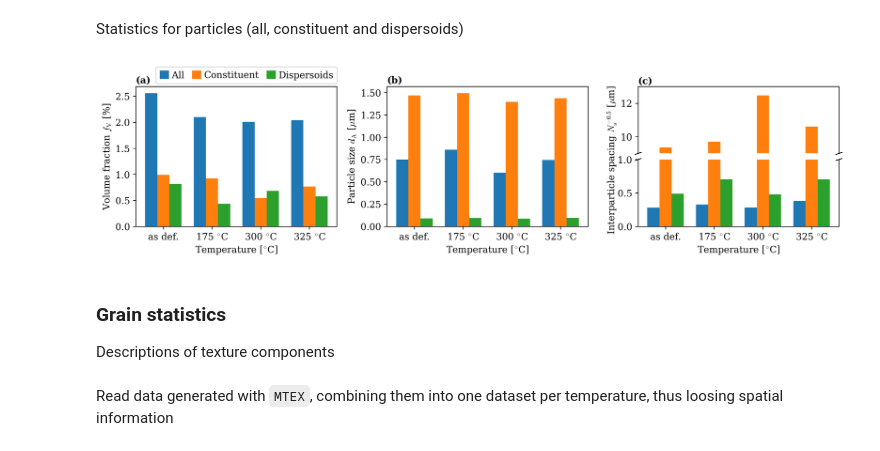
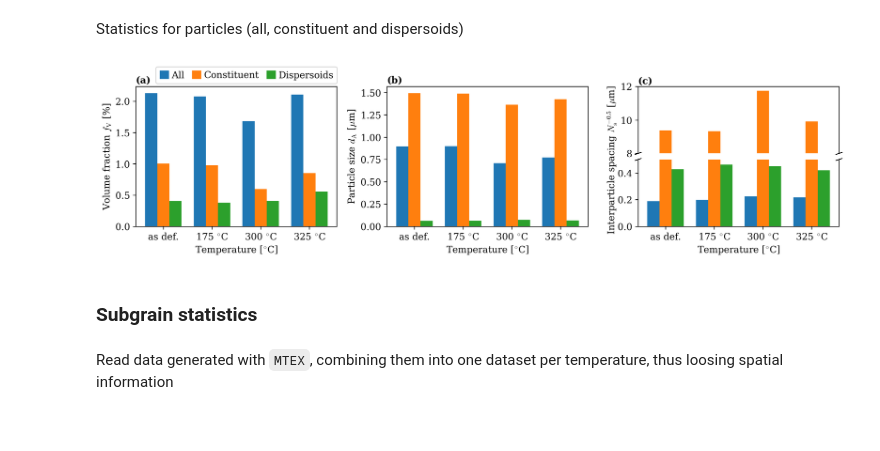
Before and after one commit to hakonanes/p-texture-al-mn-alloys, a Jupyter notebook: notebooks/generate_figures_for_paper.ipynb, the cells around one changed output. Cells and saved outputs as stored; diff of their text form; code cells hidden in the pictures.

Commit message:
Cont. figures, explain particle detection
Signed-off-by: Håkon Wiik Ånes <hwaanes@gmail.com>

```diff
--- a/notebooks/generate_figures_for_paper.ipynb
+++ b/notebooks/generate_figures_for_paper.ipynb
@@ -561,7 +573,7 @@ for i, sample in enumerate(identifier):
     particle_area = []
     for j in range(3):
         labels = np.load(os.path.join(
-            dir_data, f"prover/{sample}/{j + 1}/partdet/bse_full_labels_filled_filtered.npy"
+            dir_data, f"prover/{sample}/{j + 1}/partdet/bse_labels_filled_filtered.npy"
         ))
 
         regions = MapRegions(labels, **regions_kw)
@@ -776,37 +788,35 @@ ax3.bar(x, particle_stats.nn_distance_grid_c, bar_width, label="Constituent")
 ax3.bar(x + bar_width, particle_stats.nn_distance_grid_d, bar_width, label="Dispersoids", color="C2")
 ax3.tick_params(bottom=False, labelbottom=False)
 ax2.spines["top"].set_visible(False)
 ax3.spines["bottom"].set_visible(False)
-ax2.set_ylim(0, 1)
-ax3.set_ylim(9, 13)
+ax2.set_ylim(0, 0.5)
+ax3.set_ylim(8, 12)
 d = 0.015
 kwargs = dict(transform=ax3.transAxes, color='k', clip_on=False)
 ax3.plot((-d, d), (-d, d), **kwargs)
 ax3.plot((1 - d, 1 + d), (-d, d), **kwargs)
 kwargs.update(transform=ax2.transAxes)
 ax2.plot((-d, d), (1 - d, 1 + d), **kwargs)
 ax2.plot((1 - d, 1 + d), (1 - d, 1 + d), **kwargs)
 
 ax3.set_ylabel("Interparticle spacing $N_{\mathrm{s}}^{-0.5}$ [$\mathrm{\mu}$m]", y=-0.1)
 ax2.text(0, 1.01, "(c)", transform=ax3.transAxes, **title_kw)
 
 ax0.legend(
     bbox_to_anchor=(0.1, 1.02),
     bbox_transform=ax0.transAxes,
     loc="lower left",
     ncol=3,
     borderaxespad=0,
     handlelength=1,
     handleheight=1,
     handletextpad=0.3,
     columnspacing=0.83
 )
 
 fig.subplots_adjust(wspace=0.25)
 fig.savefig(os.path.join(dir_article, "particle_stats/particle_stats.pdf"), **savefig_kw)
 # %% [output]
-[figure, old version]
+[figure, new version]
 # %% [markdown]
-### Grain statistics
-
-Descriptions of texture components
+### Subgrain statistics
```
Also changed, not shown: parts of 11 cells of this notebook, 5 other files.
